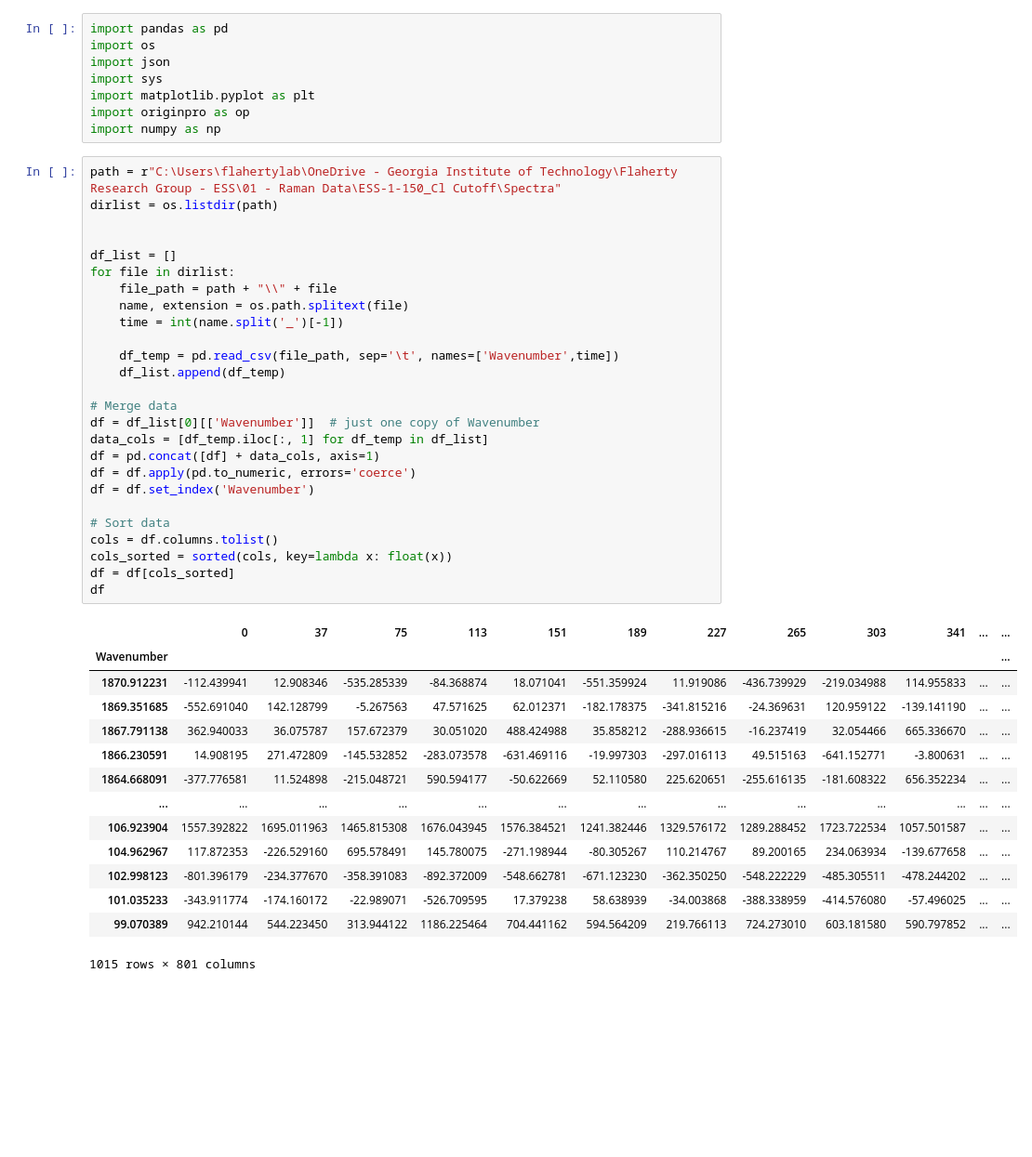
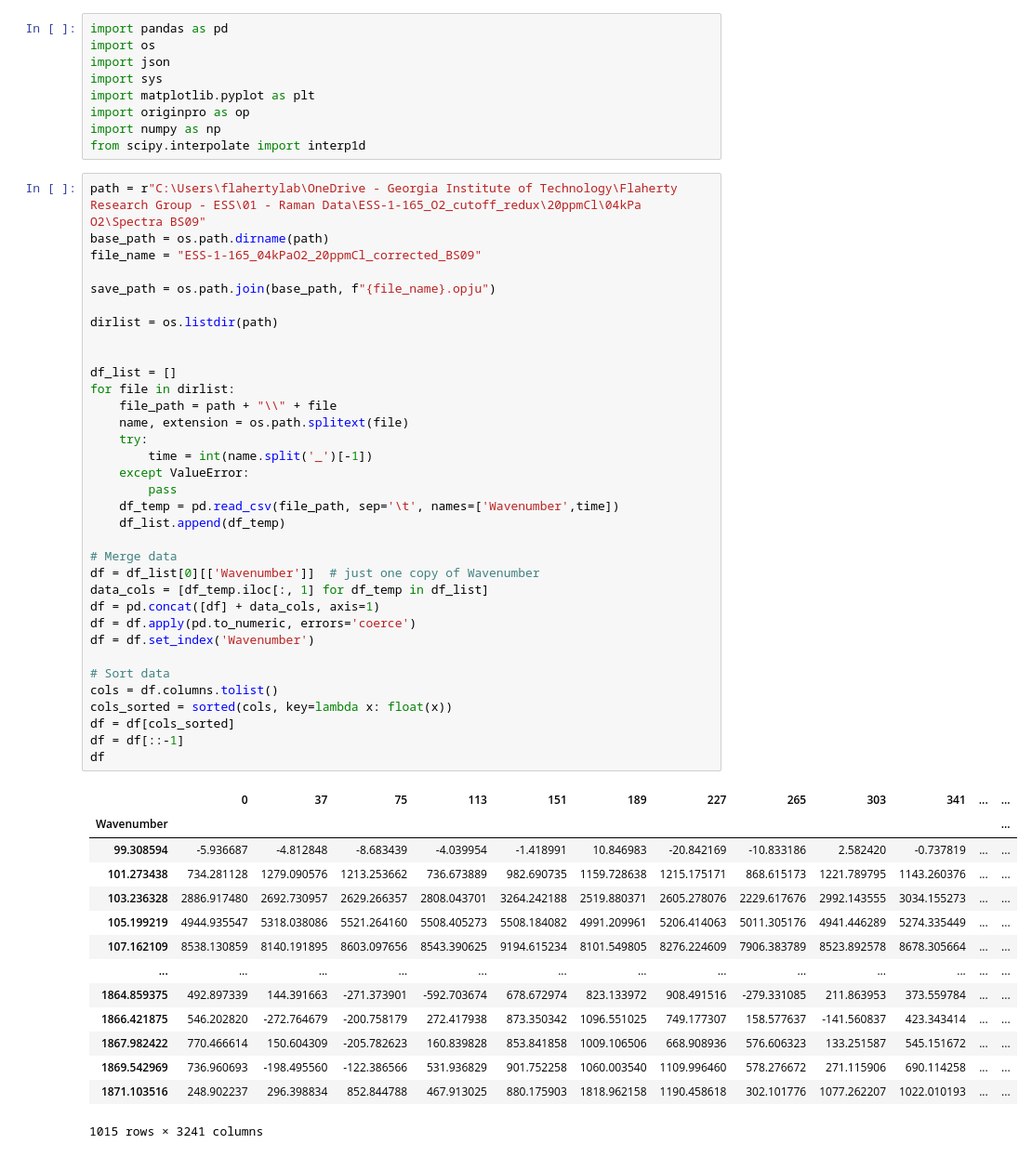
Before and after one commit to Sarbsey/SmallSCADA, a Jupyter notebook: Raman/HeatMap_processing.ipynb, the cells around one changed output. Shown: that part at 93% size. Saved outputs shown, nothing was run; the diff lists cells and outputs as text; blank space fills up the shorter version.

```diff
--- a/Raman/HeatMap_processing.ipynb
+++ b/Raman/HeatMap_processing.ipynb
@@ -6,44 +6,53 @@ import sys
 import matplotlib.pyplot as plt
 import originpro as op
 import numpy as np
+from scipy.interpolate import interp1d
 # %%
-path = r"C:\Users\flahertylab\OneDrive - Georgia Institute of Technology\Flaherty Research Group - ESS\01 - Raman Data\ESS-1-150_Cl Cutoff\Spectra"
+path = r"C:\Users\flahertylab\OneDrive - Georgia Institute of Technology\Flaherty Research Group - ESS\01 - Raman Data\ESS-1-165_O2_cutoff_redux\20ppmCl\04kPa O2\Spectra BS09"
+base_path = os.path.dirname(path)
+file_name = "ESS-1-165_04kPaO2_20ppmCl_corrected_BS09"
+
+save_path = os.path.join(base_path, f"{file_name}.opju")
+
 dirlist = os.listdir(path)
 
 
 df_list = []
 for file in dirlist:
     file_path = path + "\\" + file
     name, extension = os.path.splitext(file)
-    time = int(name.split('_')[-1])
-
+    try:
+        time = int(name.split('_')[-1])
+    except ValueError:
+        pass
     df_temp = pd.read_csv(file_path, sep='\t', names=['Wavenumber',time])
     df_list.append(df_temp)
 
 # Merge data
 df = df_list[0][['Wavenumber']]  # just one copy of Wavenumber
 data_cols = [df_temp.iloc[:, 1] for df_temp in df_list]
 df = pd.concat([df] + data_cols, axis=1)
 df = df.apply(pd.to_numeric, errors='coerce')
 df = df.set_index('Wavenumber')
 
 # Sort data
 cols = df.columns.tolist()
 cols_sorted = sorted(cols, key=lambda x: float(x))
 df = df[cols_sorted]
+df = df[::-1]
 df
 # %% [output]
 |  | 0 | 37 | 75 | 113 | 151 | 189 | 227 | 265 | 303 | 341 | ... | ... |
 | Wavenumber |  |  |  |  |  |  |  |  |  |  |  | ... |
-| 1870.912231 | -112.439941 | 12.908346 | -535.285339 | -84.368874 | 18.071041 | -551.359924 | 11.919086 | -436.739929 | -219.034988 | 114.955833 | ... | ... |
-| 1869.351685 | -552.691040 | 142.128799 | -5.267563 | 47.571625 | 62.012371 | -182.178375 | -341.815216 | -24.369631 | 120.959122 | -139.141190 | ... | ... |
-| 1867.791138 | 362.940033 | 36.075787 | 157.672379 | 30.051020 | 488.424988 | 35.858212 | -288.936615 | -16.237419 | 32.054466 | 665.336670 | ... | ... |
-| 1866.230591 | 14.908195 | 271.472809 | -145.532852 | -283.073578 | -631.469116 | -19.997303 | -297.016113 | 49.515163 | -641.152771 | -3.800631 | ... | ... |
-| 1864.668091 | -377.776581 | 11.524898 | -215.048721 | 590.594177 | -50.622669 | 52.110580 | 225.620651 | -255.616135 | -181.608322 | 656.352234 | ... | ... |
+| 99.308594 | -5.936687 | -4.812848 | -8.683439 | -4.039954 | -1.418991 | 10.846983 | -20.842169 | -10.833186 | 2.582420 | -0.737819 | ... | ... |
+| 101.273438 | 734.281128 | 1279.090576 | 1213.253662 | 736.673889 | 982.690735 | 1159.728638 | 1215.175171 | 868.615173 | 1221.789795 | 1143.260376 | ... | ... |
+| 103.236328 | 2886.917480 | 2692.730957 | 2629.266357 | 2808.043701 | 3264.242188 | 2519.880371 | 2605.278076 | 2229.617676 | 2992.143555 | 3034.155273 | ... | ... |
+| 105.199219 | 4944.935547 | 5318.038086 | 5521.264160 | 5508.405273 | 5508.184082 | 4991.209961 | 5206.414063 | 5011.305176 | 4941.446289 | 5274.335449 | ... | ... |
+| 107.162109 | 8538.130859 | 8140.191895 | 8603.097656 | 8543.390625 | 9194.615234 | 8101.549805 | 8276.224609 | 7906.383789 | 8523.892578 | 8678.305664 | ... | ... |
 | ... | ... | ... | ... | ... | ... | ... | ... | ... | ... | ... | ... | ... |
-| 106.923904 | 1557.392822 | 1695.011963 | 1465.815308 | 1676.043945 | 1576.384521 | 1241.382446 | 1329.576172 | 1289.288452 | 1723.722534 | 1057.501587 | ... | ... |
-| 104.962967 | 117.872353 | -226.529160 | 695.578491 | 145.780075 | -271.198944 | -80.305267 | 110.214767 | 89.200165 | 234.063934 | -139.677658 | ... | ... |
-| 102.998123 | -801.396179 | -234.377670 | -358.391083 | -892.372009 | -548.662781 | -671.123230 | -362.350250 | -548.222229 | -485.305511 | -478.244202 | ... | ... |
-| 101.035233 | -343.911774 | -174.160172 | -22.989071 | -526.709595 | 17.379238 | 58.638939 | -34.003868 | -388.338959 | -414.576080 | -57.496025 | ... | ... |
-| 99.070389 | 942.210144 | 544.223450 | 313.944122 | 1186.225464 | 704.441162 | 594.564209 | 219.766113 | 724.273010 | 603.181580 | 590.797852 | ... | ... |
+| 1864.859375 | 492.897339 | 144.391663 | -271.373901 | -592.703674 | 678.672974 | 823.133972 | 908.491516 | -279.331085 | 211.863953 | 373.559784 | ... | ... |
+| 1866.421875 | 546.202820 | -272.764679 | -200.758179 | 272.417938 | 873.350342 | 1096.551025 | 749.177307 | 158.577637 | -141.560837 | 423.343414 | ... | ... |
+| 1867.982422 | 770.466614 | 150.604309 | -205.782623 | 160.839828 | 853.841858 | 1009.106506 | 668.908936 | 576.606323 | 133.251587 | 545.151672 | ... | ... |
+| 1869.542969 | 736.960693 | -198.495560 | -122.386566 | 531.936829 | 901.752258 | 1060.003540 | 1109.996460 | 578.276672 | 271.115906 | 690.114258 | ... | ... |
+| 1871.103516 | 248.902237 | 296.398834 | 852.844788 | 467.913025 | 880.175903 | 1818.962158 | 1190.458618 | 302.101776 | 1077.262207 | 1022.010193 | ... | ... |
-1015 rows × 801 columns
+1015 rows × 3241 columns
```
Also changed, not shown: parts of 12 cells of this notebook, 9 other files.
